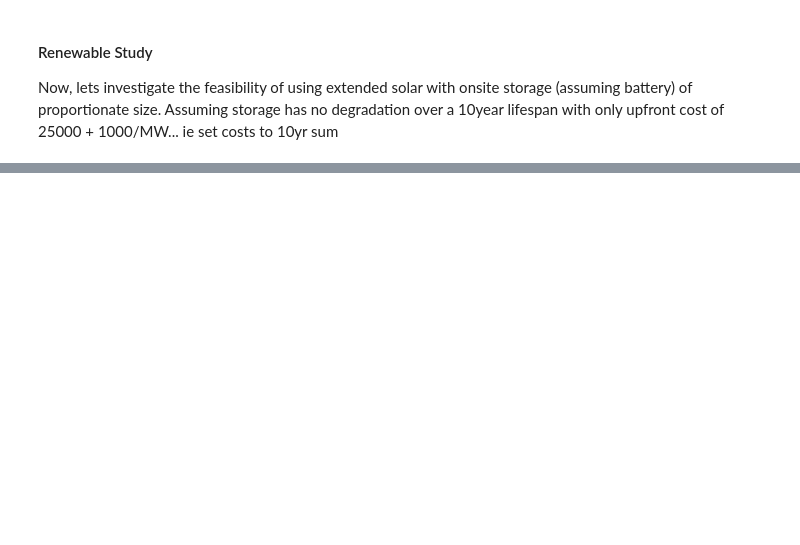
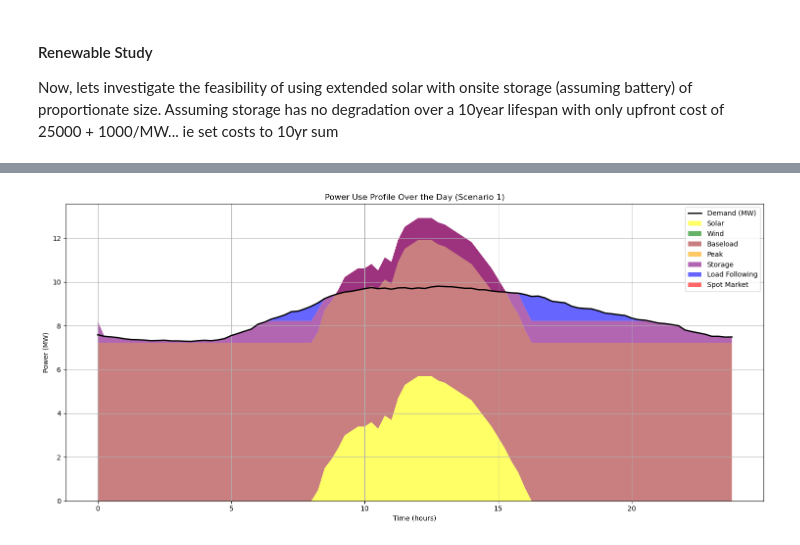
Before and after one commit to liammchugh/EnergyOpt_Project3_Group1, a Jupyter notebook: Project3.ipynb, the cells around one changed output, grey strips where cells are left out. Cells and saved outputs as stored; diff of their text form; code cells hidden in the pictures; blank space fills up the shorter version.

```diff
--- a/Project3.ipynb
+++ b/Project3.ipynb
@@ -322,0 +330,50 @@ output
+# %%
+import matplotlib.pyplot as plt
+# Plotting the power use profile for the first scenario
+# Extract the values after optimization
+sc_choice = 4 # Choose the scenario to plot
+time_steps = len(scenarios_data[sc_choice])
+t = np.arange(time_steps) * dt  # Time in hours
+
+# Retrieve the optimized generation values
+solar_gen_val = solar_capacity.value * scenarios_data[sc_choice]["Solar Power Factor [p.u.]"].values
+wind_gen_val = wind_capacity.value * scenarios_data[sc_choice]["Wind Power Factor [p.u.]"].values
+base_gen_val = baseload_capacity.value * np.ones(time_steps)
+peak_gen_val = peak_capacity.value * peak_active_mask
+
+storage_discharge_val = storage_discharge.value
+storage_charge_val = storage_charge.value
+
+load_follow_gen_val = load_follow_gen.value
+spot_load_val = spot_load.value
+
+# Calculate total generation at each time step
+total_generation = (
+    solar_gen_val + wind_gen_val + base_gen_val + peak_gen_val + storage_discharge_val + load_follow_gen_val + spot_load_val
+    - storage_charge_val  # Subtract storage charge as it consumes power
+)
+
+demand_mw_val = scenarios_data[sc_choice]["Demand [kW]"].values / 1000
+
+# Plotting
+plt.figure(figsize=(15, 7))
+
+plt.plot(t, demand_mw_val, label='Demand (MW)', color='black', linewidth=2)
+
+plt.stackplot(t,
+              solar_gen_val, wind_gen_val, base_gen_val, peak_gen_val,
+              storage_discharge_val - storage_charge_val,  # Net storage contribution
+              load_follow_gen_val, spot_load_val,
+              labels=['Solar', 'Wind', 'Baseload', 'Peak', 'Storage', 'Load Following', 'Spot Market'],
+              colors=['yellow', 'green', 'brown', 'orange', 'purple', 'blue', 'red'],
+              alpha=0.6)
+
+plt.xlabel('Time (hours)')
+plt.ylabel('Power (MW)')
+plt.title('Power Use Profile Over the Day (Scenario 1)')
+plt.legend(loc='upper right')
+plt.grid(True)
+plt.tight_layout()
+plt.show()
+# %% [output]
+[figure, added]
```
Also changed, not shown: parts of 2 cells of this notebook.
